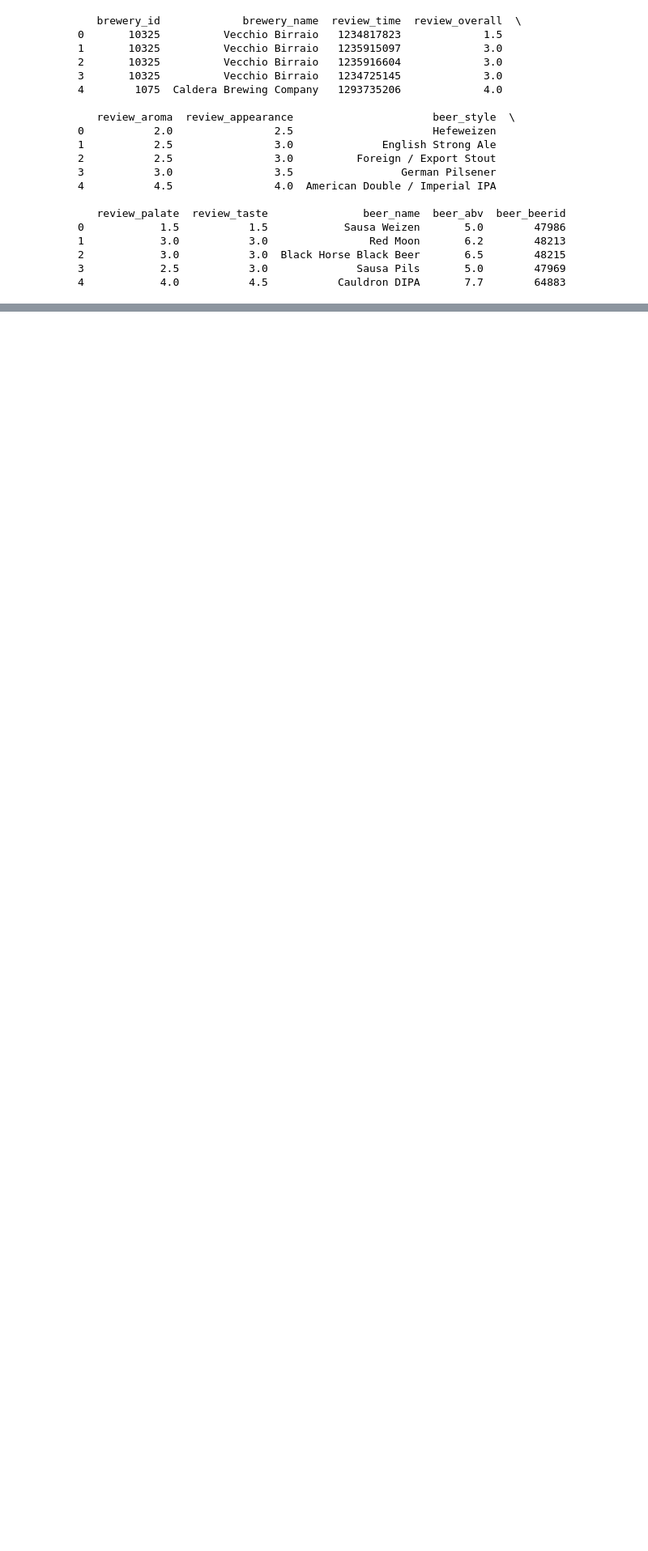
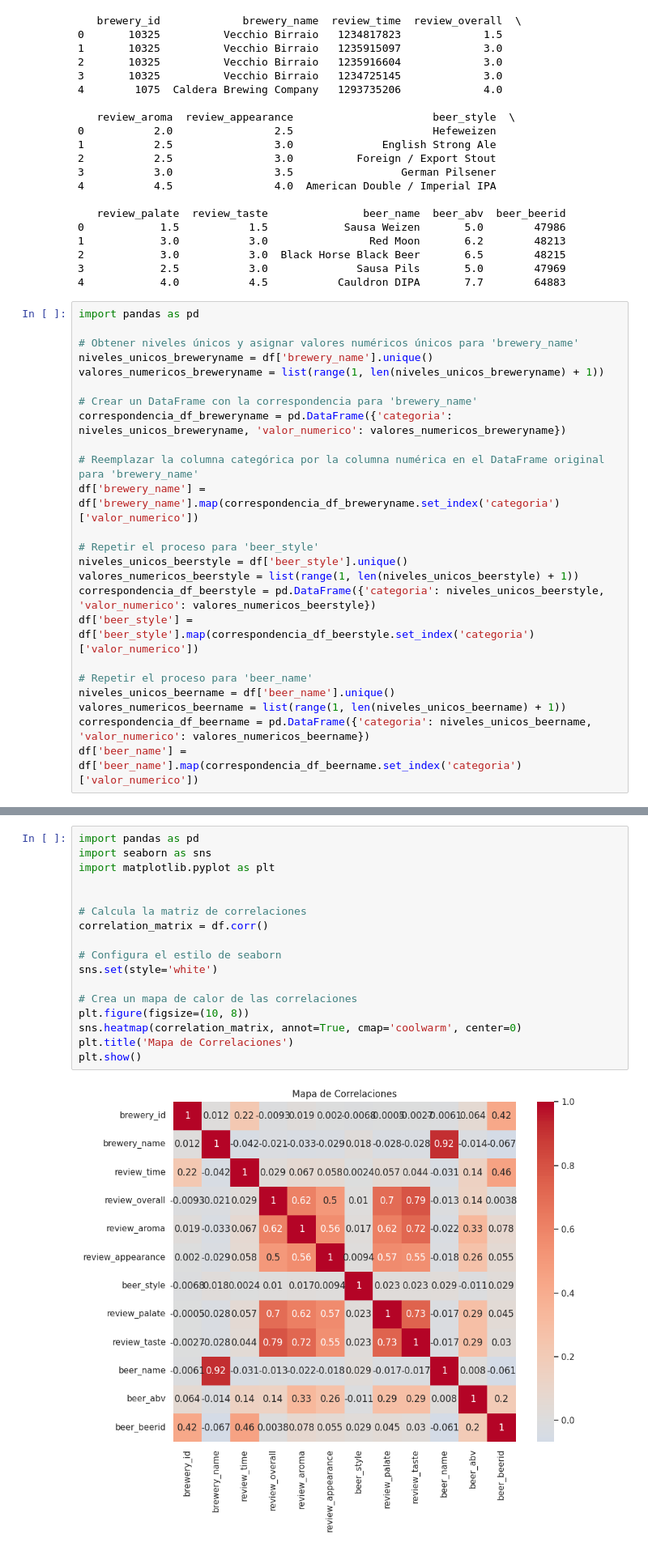
Before and after one commit to NicoD920/mineData_Work, a Jupyter notebook: EDA.ipynb, the cells around one changed output, grey strips where cells are left out. Shown at 81% size. Cells and saved outputs as stored; diff of their text form; blank space fills up the shorter version.

```diff
--- a/EDA.ipynb
+++ b/EDA.ipynb
@@ -167,3 +168,27 @@ print(df.head())
 2            3.0           3.0  Black Horse Black Beer       6.5        48215
 3            2.5           3.0              Sausa Pils       5.0        47969
 4            4.0           4.5           Cauldron DIPA       7.7        64883
+# %%
+import pandas as pd
+
+# Obtener niveles únicos y asignar valores numéricos únicos para 'brewery_name'
+niveles_unicos_breweryname = df['brewery_name'].unique()
+valores_numericos_breweryname = list(range(1, len(niveles_unicos_breweryname) + 1))
+
+# Crear un DataFrame con la correspondencia para 'brewery_name'
+correspondencia_df_breweryname = pd.DataFrame({'categoria': niveles_unicos_breweryname, 'valor_numerico': valores_numericos_breweryname})
+
+# Reemplazar la columna categórica por la columna numérica en el DataFrame original para 'brewery_name'
+df['brewery_name'] = df['brewery_name'].map(correspondencia_df_breweryname.set_index('categoria')['valor_numerico'])
+
+# Repetir el proceso para 'beer_style'
+niveles_unicos_beerstyle = df['beer_style'].unique()
+valores_numericos_beerstyle = list(range(1, len(niveles_unicos_beerstyle) + 1))
+correspondencia_df_beerstyle = pd.DataFrame({'categoria': niveles_unicos_beerstyle, 'valor_numerico': valores_numericos_beerstyle})
+df['beer_style'] = df['beer_style'].map(correspondencia_df_beerstyle.set_index('categoria')['valor_numerico'])
+
+# Repetir el proceso para 'beer_name'
+niveles_unicos_beername = df['beer_name'].unique()
+valores_numericos_beername = list(range(1, len(niveles_unicos_beername) + 1))
+correspondencia_df_beername = pd.DataFrame({'categoria': niveles_unicos_beername, 'valor_numerico': valores_numericos_beername})
+df['beer_name'] = df['beer_name'].map(correspondencia_df_beername.set_index('categoria')['valor_numerico'])
@@ -169,0 +257,19 @@ print(df.head())
+# %%
+import pandas as pd
+import seaborn as sns
+import matplotlib.pyplot as plt
+
+
+# Calcula la matriz de correlaciones
+correlation_matrix = df.corr()
+
+# Configura el estilo de seaborn
+sns.set(style='white')
+
+# Crea un mapa de calor de las correlaciones
+plt.figure(figsize=(10, 8))
+sns.heatmap(correlation_matrix, annot=True, cmap='coolwarm', center=0)
+plt.title('Mapa de Correlaciones')
+plt.show()
+# %% [output]
+[figure, added]
```
Also changed, not shown: parts of 7 cells of this notebook.
